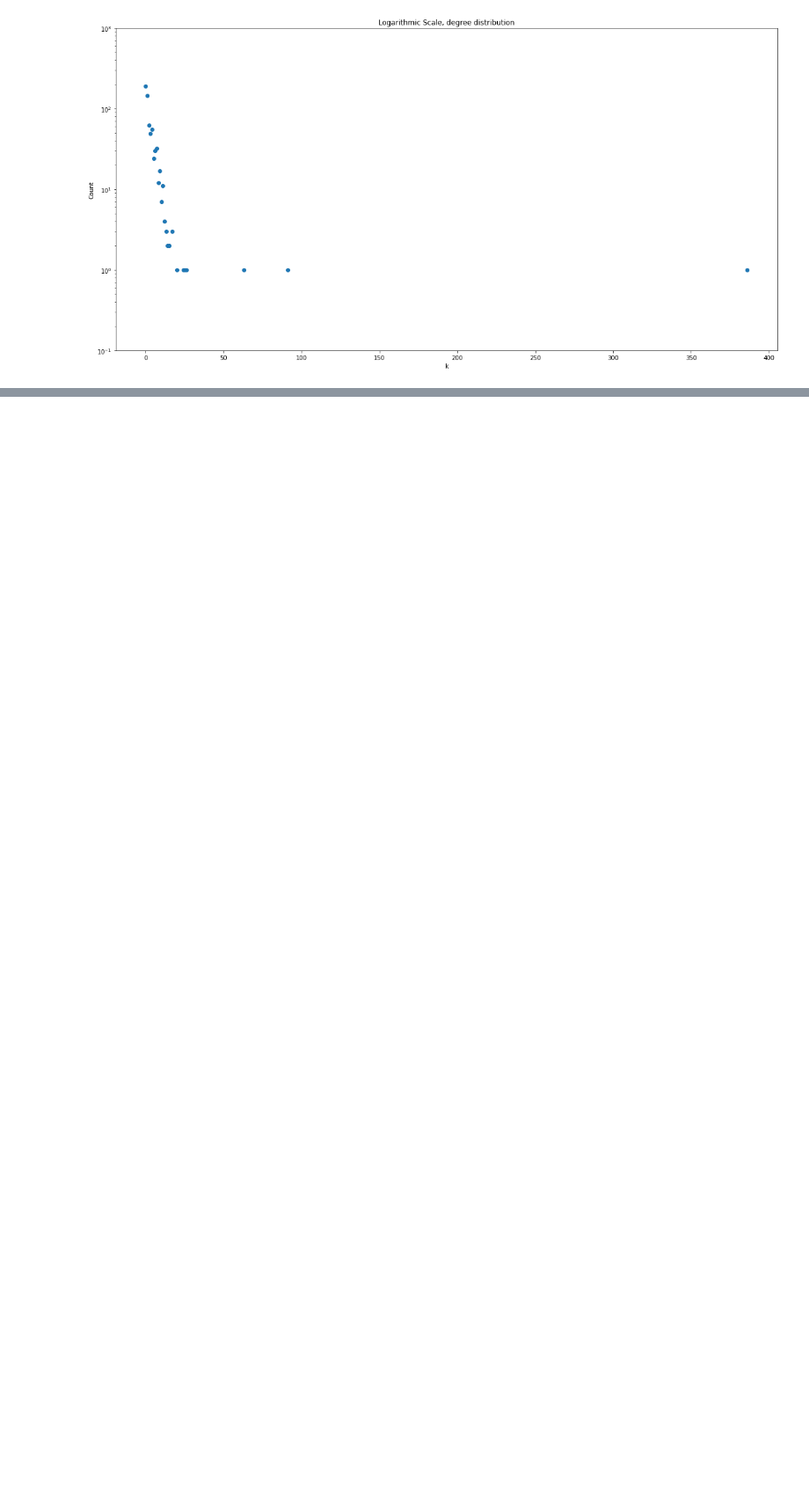
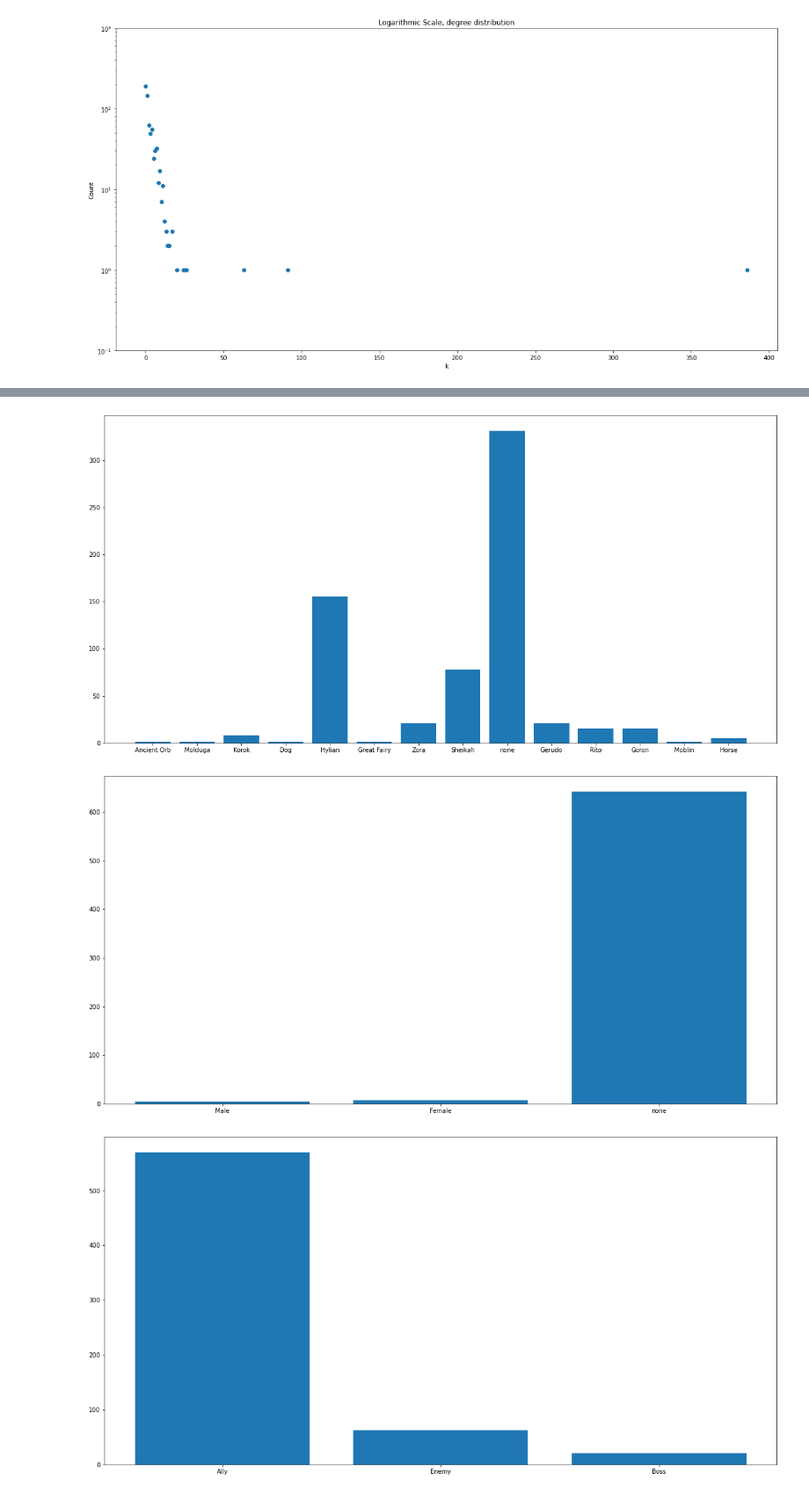
Before and after one commit to BerglindLilja/DataQueens, a Jupyter notebook: vika 4/botwNetwork.ipynb, the cells around one changed output, grey strips where cells are left out. Shown: that part at 88% size. Cells and saved outputs as stored; diff of their text form; code cells hidden in the pictures; blank space fills up the shorter version.

```diff
--- a/vika 4/botwNetwork.ipynb
+++ b/vika 4/botwNetwork.ipynb
@@ -166,6 +151,3 @@ for row in charactersDf.iterrows():
 # %% [output]
 Granté
 Metal_Boulder
-# %%
-for item in networkInfoDf.loc[networkInfoDf['name'] == 'Link']['charlist']:
-    print(item)
@@ -256,3 +205,10 @@ plt.show()
 - Who is the top connected character in BotW? (Report results for the undirected network, in-degrees and out-degrees). Comment on your findings Is this what you would have expected?
 - Who are the top 5 most connected allies (again in terms of all edges, and in/out-degree)?
 - Who are the top 5 most connected enemies -- bosses included -- (again in terms of all edges in/out-degree)?
+# %%
+#Extracting the giant component
+GunD = G.to_undirected()
+giant = list(max(nx.connected_components(GunD), key=len))
+gcc = G.subgraph(giant).copy()
+# plt.figure(figsize=(20, 10))
+# nx.draw(gcc, node_size = 30)
@@ -271,0 +233,20 @@ Average out degree:   2.2637
+# %%
+races = set()
+for node in gcc.nodes(data=True):
+    if bool(node[1]):
+        races.add(node[1]['race'])
+raceCount = {}
+for item in races:
+    raceCount[item] = 0
+genderCount ={'Male':0,'Female':0,'none':0}
+roleCount = {'Ally':0, 'Enemy':0, 'Boss':0}
+
+
+for node in gcc.nodes(data=True):
+    if bool(node[1]):
+        raceCount[node[1]['race']] = raceCount[node[1]['race']] + 1
+        genderCount[node[1]['gender']] = genderCount[node[1]['gender']] + 1
+        roleCount[node[1]['role']] = roleCount[node[1]['role']] + 1
+print(raceCount)
+print(genderCount)
+print(roleCount)
@@ -271,0 +257,14 @@ Average out degree:   2.2637
+# %%
+plt.figure(figsize=(20,10))
+plt.bar(raceCount.keys(), raceCount.values())
+plt.show()
+plt.figure(figsize=(20,10))
+plt.bar(genderCount.keys(), genderCount.values())
+plt.show()
+plt.figure(figsize=(20,10))
+plt.bar(roleCount.keys(), roleCount.values())
+plt.show()
+# %% [output]
+[figure, added]
+[figure, added]
+[figure, added]
```
Also changed, not shown: parts of 14 cells of this notebook.
